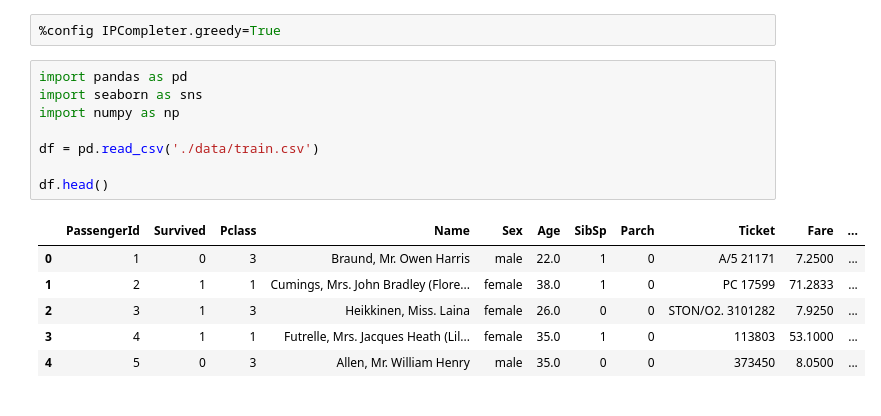
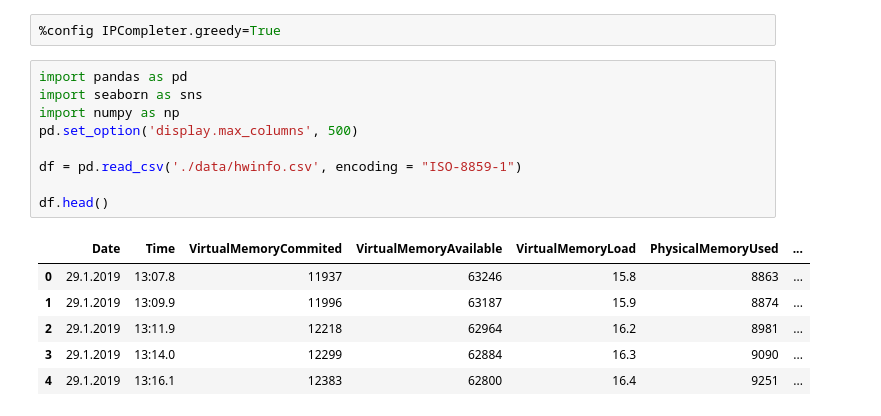
Before and after one commit to gklc811/pyGPU, a Jupyter notebook: Plotting_with_categorical_data.ipynb, the cells around one changed output. Cells and saved outputs as stored; diff of their text form.

Commit message:
inital commit

```diff
--- a/Plotting_with_categorical_data.ipynb
+++ b/Plotting_with_categorical_data.ipynb
@@ -3,15 +3,16 @@
 # %%
 import pandas as pd
 import seaborn as sns
 import numpy as np
+pd.set_option('display.max_columns', 500)
 
-df = pd.read_csv('./data/train.csv')
+df = pd.read_csv('./data/hwinfo.csv', encoding = "ISO-8859-1")
 
 df.head()
 # %% [output]
-|  | PassengerId | Survived | Pclass | Name | Sex | Age | SibSp | Parch | Ticket | Fare | ... |
-| 0 | 1 | 0 | 3 | Braund, Mr. Owen Harris | male | 22.0 | 1 | 0 | A/5 21171 | 7.2500 | ... |
-| 1 | 2 | 1 | 1 | Cumings, Mrs. John Bradley (Flore... | female | 38.0 | 1 | 0 | PC 17599 | 71.2833 | ... |
-| 2 | 3 | 1 | 3 | Heikkinen, Miss. Laina | female | 26.0 | 0 | 0 | STON/O2. 3101282 | 7.9250 | ... |
-| 3 | 4 | 1 | 1 | Futrelle, Mrs. Jacques Heath (Lil... | female | 35.0 | 1 | 0 | 113803 | 53.1000 | ... |
-| 4 | 5 | 0 | 3 | Allen, Mr. William Henry | male | 35.0 | 0 | 0 | 373450 | 8.0500 | ... |
+|  | Date | Time | VirtualMemoryCommited | VirtualMemoryAvailable | VirtualMemoryLoad | PhysicalMemoryUsed | ... |
+| 0 | 29.1.2019 | 13:07.8 | 11937 | 63246 | 15.8 | 8863 | ... |
+| 1 | 29.1.2019 | 13:09.9 | 11996 | 63187 | 15.9 | 8874 | ... |
+| 2 | 29.1.2019 | 13:11.9 | 12218 | 62964 | 16.2 | 8981 | ... |
+| 3 | 29.1.2019 | 13:14.0 | 12299 | 62884 | 16.3 | 9090 | ... |
+| 4 | 29.1.2019 | 13:16.1 | 12383 | 62800 | 16.4 | 9251 | ... |
```
Also changed, not shown: parts of 2 cells of this notebook, 5 other files.
